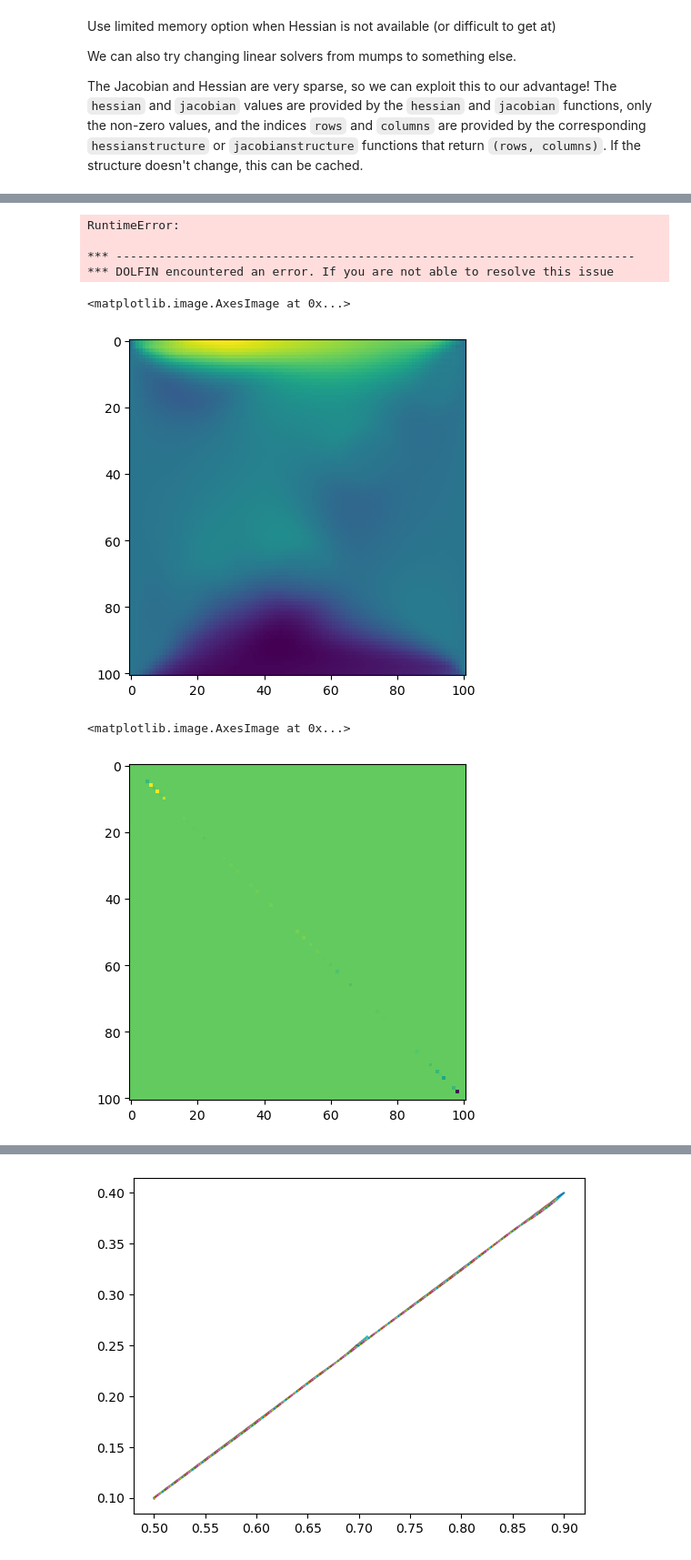
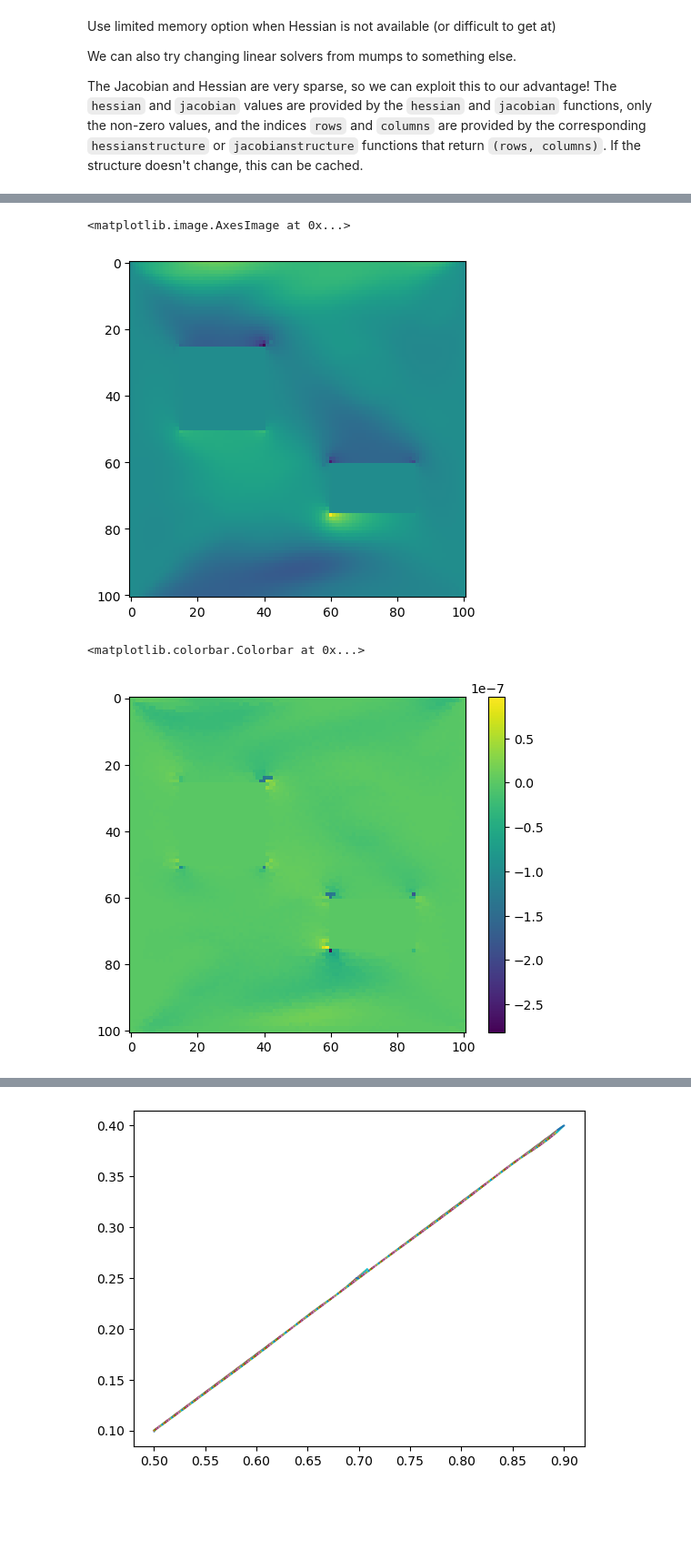
Before and after one commit to leyffer/m2dtIceSheet, a Jupyter notebook: notebooks/1-2_initial_DAE_optimization.ipynb, the cells around one changed output, grey strips where cells are left out. Shown at 91% size. Drawn from its saved outputs; the diff is of its cells as text; code cells hidden in the pictures; blank space fills up the shorter version.

```diff
--- a/notebooks/1-2_initial_DAE_optimization.ipynb
+++ b/notebooks/1-2_initial_DAE_optimization.ipynb
@@ -1335,32 +1192,32 @@ FDy = np.zeros((len(x), len(y)))
 
 Du = dl.grad(state.state)
 Du = dl.project(Du, fom.V2)
+# Du = dl.project(Du)
 
 h = 1e-8
 
 for i in range(len(x)):
     for j in range(len(y)):
-        Z[i,j] = state.state(x[i],y[j])
-        Dx[i,j] = Du(x[i], y[j])[0]
-        Dy[i,j] = Du(x[i], y[j])[1]
+        try:
+            Z[i,j] = state.state(x[i],y[j])
+            Dx[i,j] = Du(x[i], y[j])[0]
+            Dy[i,j] = Du(x[i], y[j])[1]
 
-        FDx[i,j] = 1/h*(state.state(x[i] + h, y[j]) - state.state(x[i], y[j]))
-        FDy[i,j] = 1/h*(state.state(x[i], y[j] + h) - state.state(x[i], y[j]))
+            FDx[i,j] = 1/h*(state.state(x[i] + h, y[j]) - state.state(x[i], y[j]))
+            FDy[i,j] = 1/h*(state.state(x[i], y[j] + h) - state.state(x[i], y[j]))
+        except:
+            pass
-# %% [output]
-RuntimeError:
-
-*** -------------------------------------------------------------------------
-*** DOLFIN encountered an error. If you are not able to resolve this issue
 # %%
 plt.imshow(Dx)
 # %% [output]
 <matplotlib.image.AxesImage at 0x...>
-[figure, old version]
+[figure, new version]
 # %%
 plt.imshow(FDx-Dx)
+plt.colorbar()
 # %% [output]
-<matplotlib.image.AxesImage at 0x...>
+<matplotlib.colorbar.Colorbar at 0x...>
-[figure, old version]
+[figure, new version]
 # %%
 plt.imshow(Dy)
 # %% [output]
```
Also changed, not shown: parts of 41 cells of this notebook, 1 other file.
